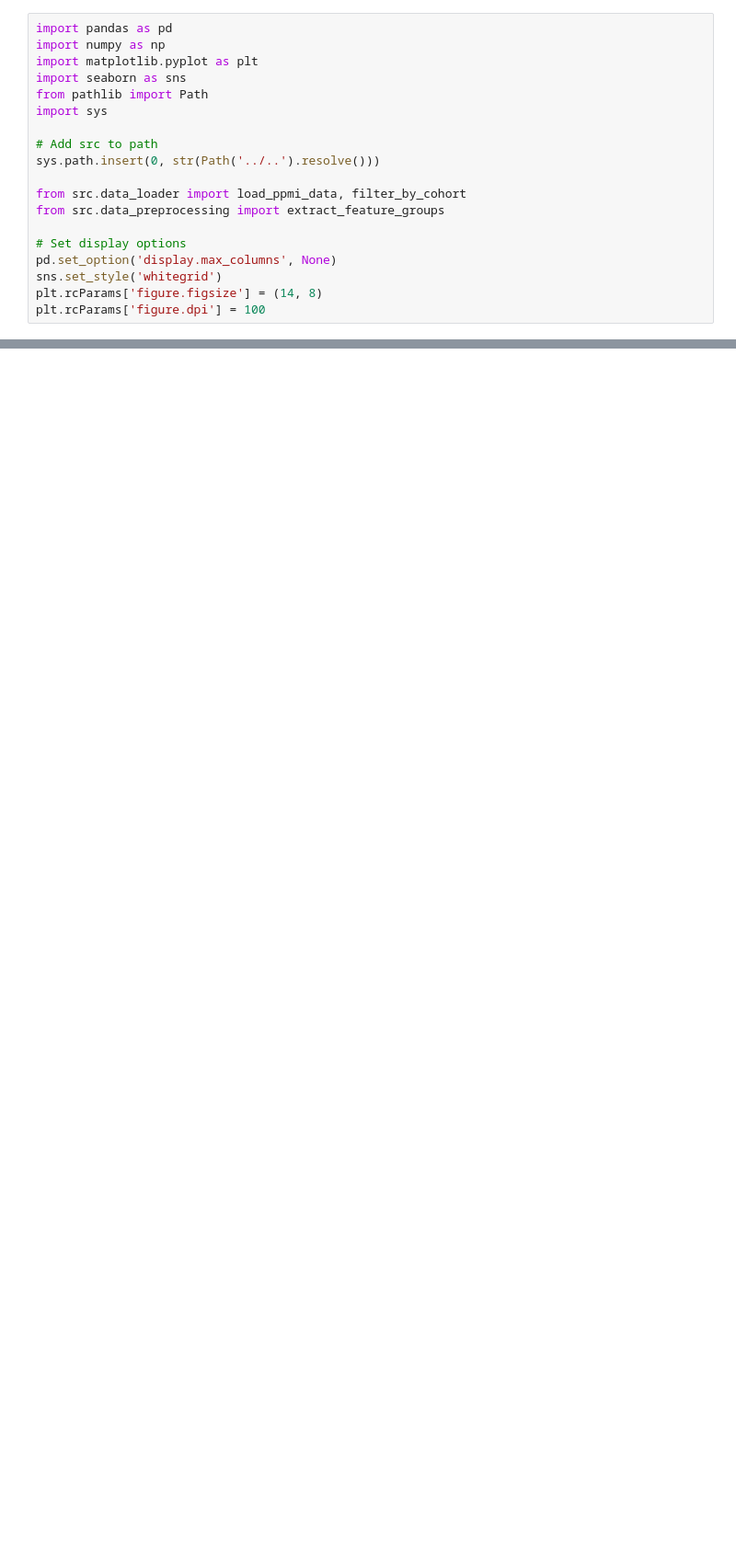
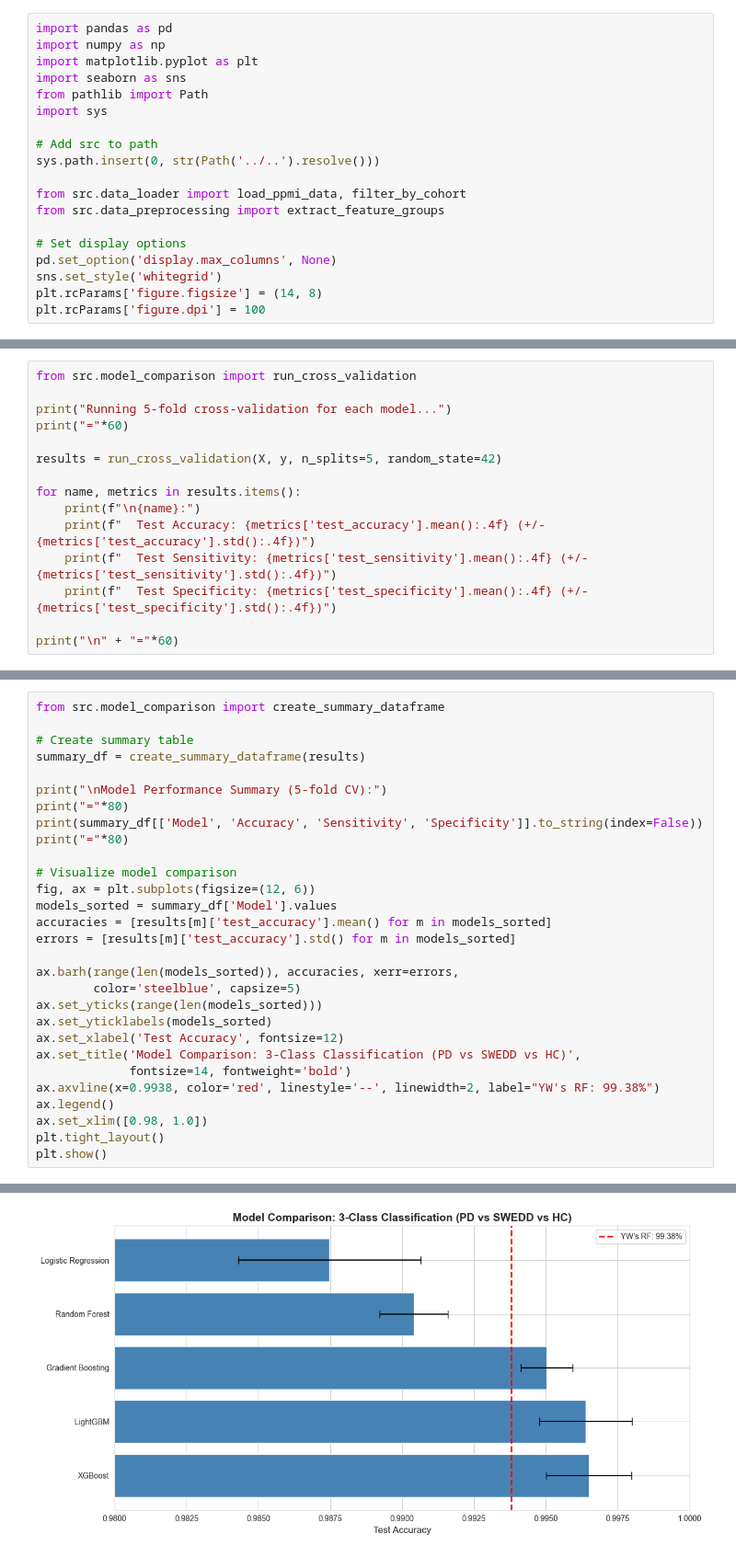
Before and after one commit to chenhao1umbc/PPMI, a Jupyter notebook: paper/demos/02_biomarker_synergy.ipynb, the cells around one changed output, grey strips where cells are left out. Shown: that part at 92% size. Saved outputs shown, nothing was run; the diff lists cells and outputs as text; blank space fills up the shorter version.

```diff
--- a/paper/demos/02_biomarker_synergy.ipynb
+++ b/paper/demos/02_biomarker_synergy.ipynb
@@ -402,0 +123,15 @@ KEY FINDINGS: BIOMARKER SYNERGY ANALYSIS
+# %%
+from src.model_comparison import run_cross_validation
+
+print("Running 5-fold cross-validation for each model...")
+print("="*60)
+
+results = run_cross_validation(X, y, n_splits=5, random_state=42)
+
+for name, metrics in results.items():
+    print(f"\n{name}:")
+    print(f"  Test Accuracy: {metrics['test_accuracy'].mean():.4f} (+/- {metrics['test_accuracy'].std():.4f})")
+    print(f"  Test Sensitivity: {metrics['test_sensitivity'].mean():.4f} (+/- {metrics['test_sensitivity'].std():.4f})")
+    print(f"  Test Specificity: {metrics['test_specificity'].mean():.4f} (+/- {metrics['test_specificity'].std():.4f})")
+
+print("\n" + "="*60)
@@ -402,0 +177,30 @@ KEY FINDINGS: BIOMARKER SYNERGY ANALYSIS
+# %%
+from src.model_comparison import create_summary_dataframe
+
+# Create summary table
+summary_df = create_summary_dataframe(results)
+
+print("\nModel Performance Summary (5-fold CV):")
+print("="*80)
+print(summary_df[['Model', 'Accuracy', 'Sensitivity', 'Specificity']].to_string(index=False))
+print("="*80)
+
+# Visualize model comparison
+fig, ax = plt.subplots(figsize=(12, 6))
+models_sorted = summary_df['Model'].values
+accuracies = [results[m]['test_accuracy'].mean() for m in models_sorted]
+errors = [results[m]['test_accuracy'].std() for m in models_sorted]
+
+ax.barh(range(len(models_sorted)), accuracies, xerr=errors,
+        color='steelblue', capsize=5)
+ax.set_yticks(range(len(models_sorted)))
+ax.set_yticklabels(models_sorted)
+ax.set_xlabel('Test Accuracy', fontsize=12)
+ax.set_title('Model Comparison: 3-Class Classification (PD vs SWEDD vs HC)',
+             fontsize=14, fontweight='bold')
+ax.axvline(x=0.9938, color='red', linestyle='--', linewidth=2, label="YW's RF: 99.38%")
+ax.legend()
+ax.set_xlim([0.98, 1.0])
+plt.tight_layout()
+plt.show()
+# %% [output]
@@ -402,0 +216 @@ KEY FINDINGS: BIOMARKER SYNERGY ANALYSIS
+[figure, added]
```
Also changed, not shown: parts of 75 cells of this notebook, 12 other files.
